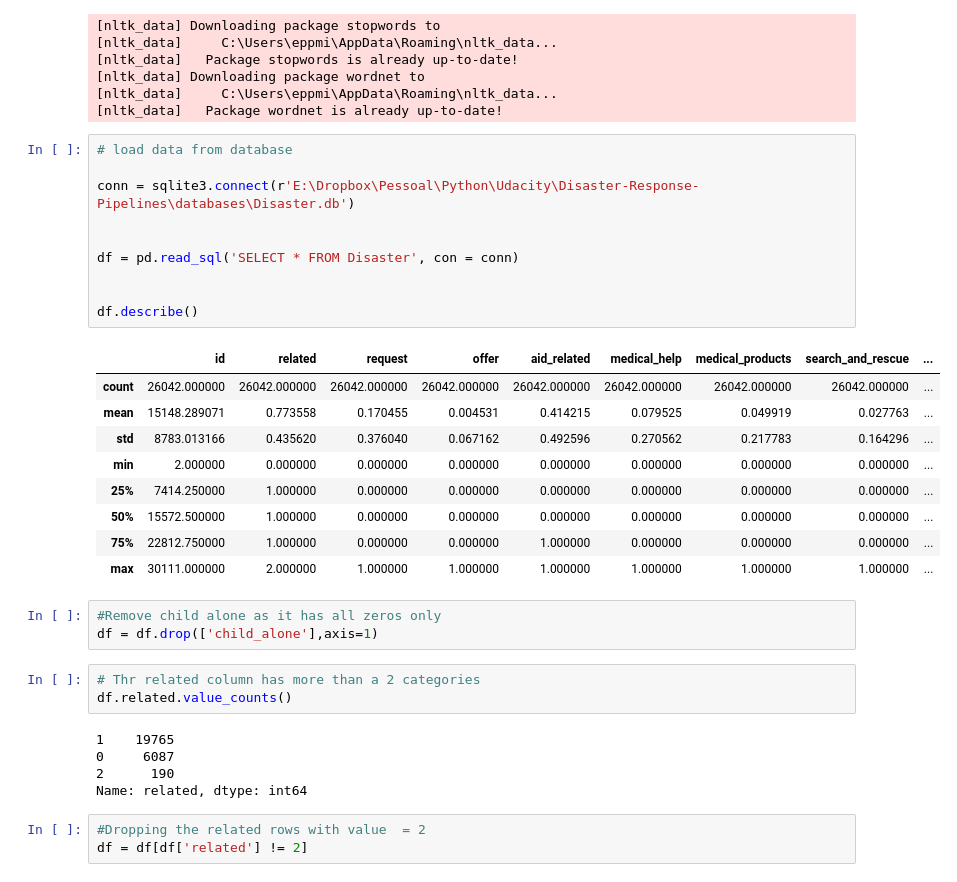
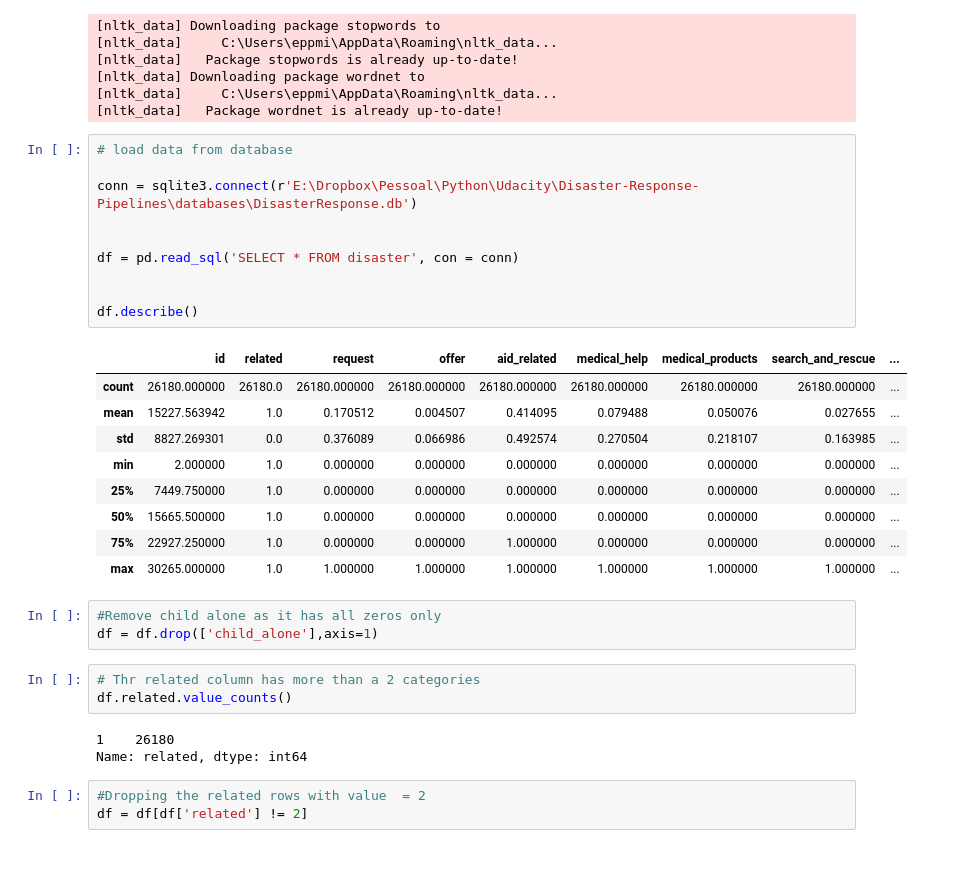
Before and after one commit to leandrominer85/Disaster-Response-Pipelines, a Jupyter notebook: Notebooks/ML Pipeline Preparation.ipynb, the cells around one changed output. Drawn from its saved outputs; the diff is of its cells as text.

```diff
--- a/Notebooks/ML Pipeline Preparation.ipynb
+++ b/Notebooks/ML Pipeline Preparation.ipynb
@@ -39,23 +39,23 @@ pd.set_option('display.max_columns', 500)
 # %%
 # load data from database
 
-conn = sqlite3.connect(r'E:\Dropbox\Pessoal\Python\Udacity\Disaster-Response-Pipelines\databases\Disaster.db')
+conn = sqlite3.connect(r'E:\Dropbox\Pessoal\Python\Udacity\Disaster-Response-Pipelines\databases\DisasterResponse.db')
 
 
-df = pd.read_sql('SELECT * FROM Disaster', con = conn)
+df = pd.read_sql('SELECT * FROM disaster', con = conn)
 
 
 df.describe()
 # %% [output]
 |  | id | related | request | offer | aid_related | medical_help | medical_products | search_and_rescue | ... |
-| count | 26042.000000 | 26042.000000 | 26042.000000 | 26042.000000 | 26042.000000 | 26042.000000 | 26042.000000 | 26042.000000 | ... |
-| mean | 15148.289071 | 0.773558 | 0.170455 | 0.004531 | 0.414215 | 0.079525 | 0.049919 | 0.027763 | ... |
-| std | 8783.013166 | 0.435620 | 0.376040 | 0.067162 | 0.492596 | 0.270562 | 0.217783 | 0.164296 | ... |
-| min | 2.000000 | 0.000000 | 0.000000 | 0.000000 | 0.000000 | 0.000000 | 0.000000 | 0.000000 | ... |
-| 25% | 7414.250000 | 1.000000 | 0.000000 | 0.000000 | 0.000000 | 0.000000 | 0.000000 | 0.000000 | ... |
-| 50% | 15572.500000 | 1.000000 | 0.000000 | 0.000000 | 0.000000 | 0.000000 | 0.000000 | 0.000000 | ... |
-| 75% | 22812.750000 | 1.000000 | 0.000000 | 0.000000 | 1.000000 | 0.000000 | 0.000000 | 0.000000 | ... |
-| max | 30111.000000 | 2.000000 | 1.000000 | 1.000000 | 1.000000 | 1.000000 | 1.000000 | 1.000000 | ... |
+| count | 26180.000000 | 26180.0 | 26180.000000 | 26180.000000 | 26180.000000 | 26180.000000 | 26180.000000 | 26180.000000 | ... |
+| mean | 15227.563942 | 1.0 | 0.170512 | 0.004507 | 0.414095 | 0.079488 | 0.050076 | 0.027655 | ... |
+| std | 8827.269301 | 0.0 | 0.376089 | 0.066986 | 0.492574 | 0.270504 | 0.218107 | 0.163985 | ... |
+| min | 2.000000 | 1.0 | 0.000000 | 0.000000 | 0.000000 | 0.000000 | 0.000000 | 0.000000 | ... |
+| 25% | 7449.750000 | 1.0 | 0.000000 | 0.000000 | 0.000000 | 0.000000 | 0.000000 | 0.000000 | ... |
+| 50% | 15665.500000 | 1.0 | 0.000000 | 0.000000 | 0.000000 | 0.000000 | 0.000000 | 0.000000 | ... |
+| 75% | 22927.250000 | 1.0 | 0.000000 | 0.000000 | 1.000000 | 0.000000 | 0.000000 | 0.000000 | ... |
+| max | 30265.000000 | 1.0 | 1.000000 | 1.000000 | 1.000000 | 1.000000 | 1.000000 | 1.000000 | ... |
 # %%
 #Remove child alone as it has all zeros only
 df = df.drop(['child_alone'],axis=1)
@@ -63,9 +63,7 @@ df = df.drop(['child_alone'],axis=1)
 # Thr related column has more than a 2 categories
 df.related.value_counts()
 # %% [output]
-1    19765
-0     6087
-2      190
+1    26180
 Name: related, dtype: int64
 # %%
 #Dropping the related rows with value  = 2
```
Also changed, not shown: parts of 3 cells of this notebook, 7 other files.
